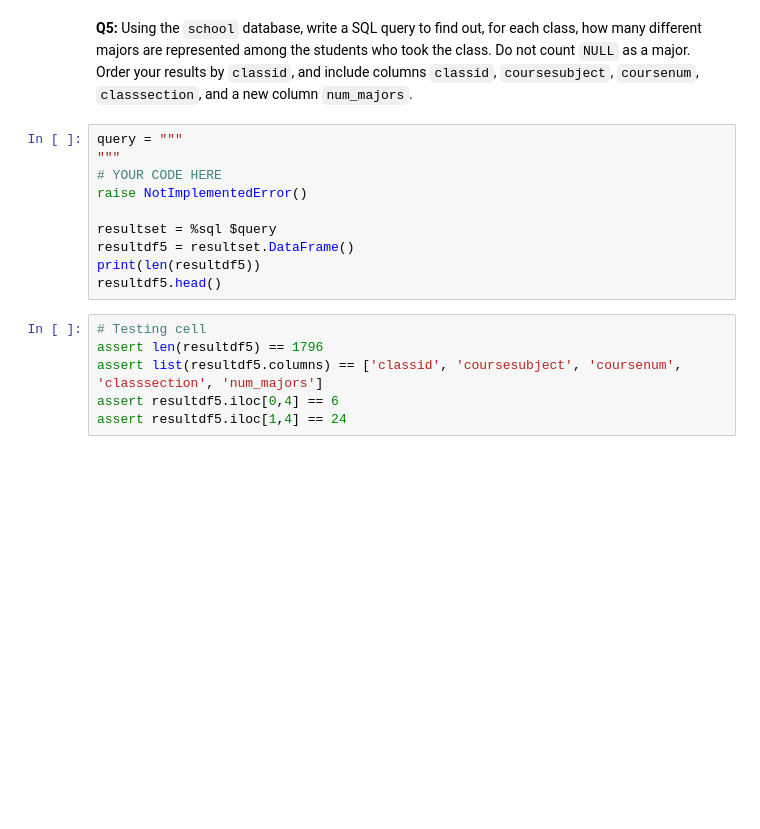
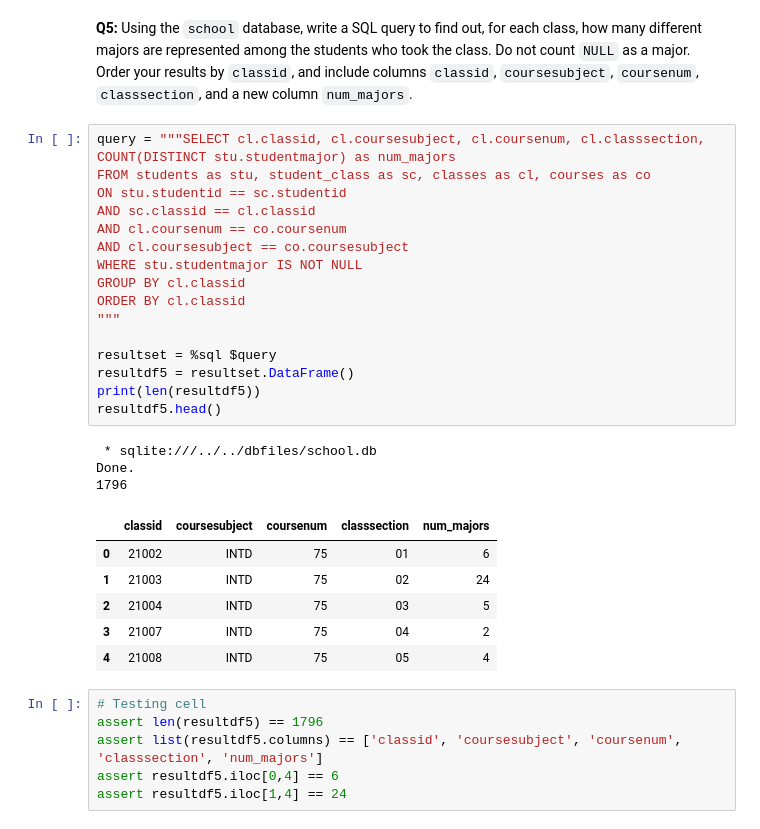
Before and after one commit to nova-nguyen/Data-System-Coursework, a Jupyter notebook: hw/HW_4.d/multiple_advanced.ipynb, the cells around one changed output. Cells and saved outputs as stored; diff of their text form; blank space fills up the shorter version.

```diff
--- a/hw/HW_4.d/multiple_advanced.ipynb
+++ b/hw/HW_4.d/multiple_advanced.ipynb
@@ -122,16 +193,32 @@ assert resultdf4.iloc[0,0] > 30
 assert resultdf4.iloc[0,0] < 31
 # %% [markdown]
 **Q5:** Using the `school` database, write a SQL query to find out, for each class, how many different majors are represented among the students who took the class.  Do not count `NULL` as a major.  Order your results by `classid`, and include columns `classid`, `coursesubject`, `coursenum`, `classsection`, and a new column `num_majors`.
-# %%
-query = """
-"""
-# YOUR CODE HERE
-raise NotImplementedError()
-
-resultset = %sql $query
-resultdf5 = resultset.DataFrame()
-print(len(resultdf5))
-resultdf5.head()
+# %%
+query = """SELECT cl.classid, cl.coursesubject, cl.coursenum, cl.classsection, COUNT(DISTINCT stu.studentmajor) as num_majors
+FROM students as stu, student_class as sc, classes as cl, courses as co
+ON stu.studentid == sc.studentid
+AND sc.classid == cl.classid
+AND cl.coursenum == co.coursenum
+AND cl.coursesubject == co.coursesubject
+WHERE stu.studentmajor IS NOT NULL
+GROUP BY cl.classid
+ORDER BY cl.classid
+"""
+
+resultset = %sql $query
+resultdf5 = resultset.DataFrame()
+print(len(resultdf5))
+resultdf5.head()
+# %% [output]
+ * sqlite:///../../dbfiles/school.db
+Done.
+1796
+|  | classid | coursesubject | coursenum | classsection | num_majors |
+| 0 | 21002 | INTD | 75 | 01 | 6 |
+| 1 | 21003 | INTD | 75 | 02 | 24 |
+| 2 | 21004 | INTD | 75 | 03 | 5 |
+| 3 | 21007 | INTD | 75 | 04 | 2 |
+| 4 | 21008 | INTD | 75 | 05 | 4 |
 # %%
 # Testing cell
 assert len(resultdf5) == 1796
```
Also changed, not shown: parts of 19 cells of this notebook.
